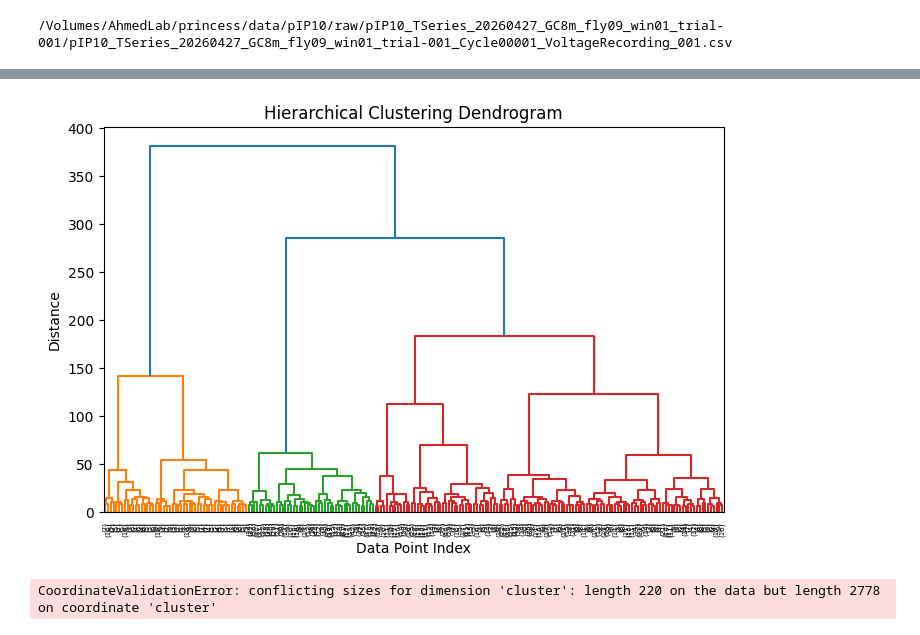
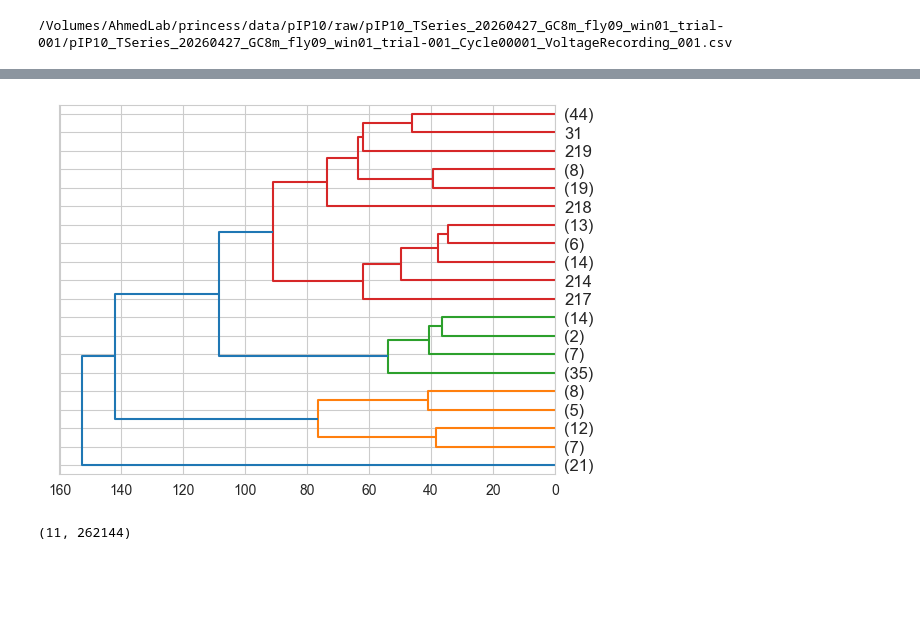
Before and after one commit to ptarabishi/maui_codebook, a Jupyter notebook: notebooks/2026_07_24_plotting_aligned_pIP10data.ipynb, the cells around one changed output, grey strips where cells are left out. Saved outputs shown, nothing was run; the diff lists cells and outputs as text; code cells hidden in the pictures; blank space fills up the shorter version.

```diff
--- a/notebooks/2026_07_24_plotting_aligned_pIP10data.ipynb
+++ b/notebooks/2026_07_24_plotting_aligned_pIP10data.ipynb
@@ -135,22 +149,26 @@ dn
-# %%
-# Create the figure
-plt.figure(figsize=(8, 5))
-
-# Draw the tree
-shc.dendrogram(Z, p=220, truncate_mode='lastp')
-
-# Add annotations
-plt.title("Hierarchical Clustering Dendrogram")
-plt.xlabel("Data Point Index")
-plt.ylabel("Distance")
-
-# Render image
-plt.show()
-# %% [output]
-[figure, removed]
-# %%
-# merge with original dataset
-clust_time_ser = to_cluster.copy()
-clust_time_ser['cluster'] = clust_labels
-# %% [output]
-CoordinateValidationError: conflicting sizes for dimension 'cluster': length 220 on the data but length 2778 on coordinate 'cluster'
+# %%
+# assign cluster to each supervoxel
+
+# group by
+nclusters = 20
+_ = shc.dendrogram(Z, orientation='left', truncate_mode='lastp', p=nclusters)
+clust_labels = shc.fcluster(Z, nclusters, criterion='maxclust')
+
+# dff = dff.assign_coords(cluster =('supervoxel', clust_labels)).set_index(supervoxel='cluster', append=True)
+
+# adds in the cluster number as a new coordinate - each supervoxel has a designated cluster
+grouped_sv = to_cluster.assign_coords(cluster = ('supervoxel', clust_labels)).set_index(supervoxel='cluster', append=True)
+# %% [output]
+[figure, added]
+# %%
+# on spatial maps, replace supervoxel id with cluster value
+
+clusters_spatial = np.empty(cluster_labels.shape, dtype=int)
+print(clusters_spatial.shape)
+for z,px_list in enumerate(cluster_labels):
+    # find cluster value
+    values = grouped_sv.supervoxel.sel(zposs=z).cluster.values
+    for px, sv in enumerate(px_list):
+        clusters_spatial[z,px] = values[sv]
+# %% [output]
+(11, 262144)
```
Also changed, not shown: parts of 22 cells of this notebook.
